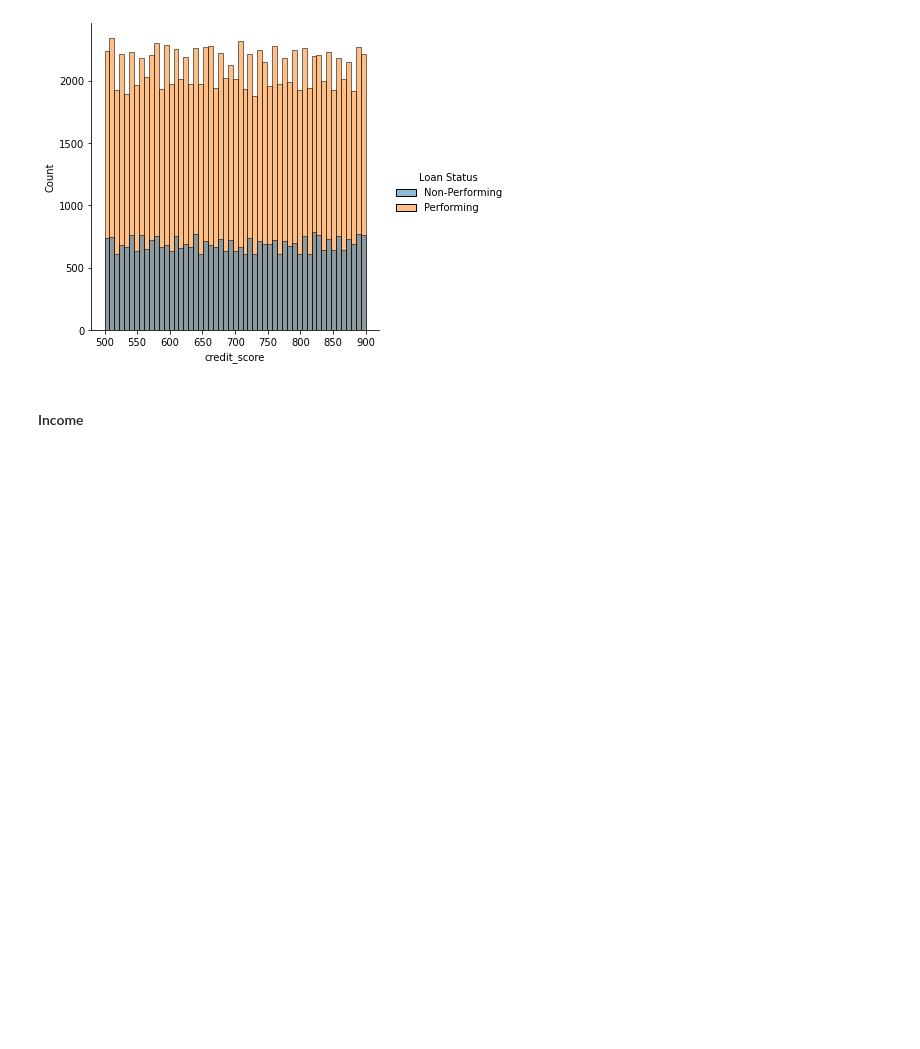
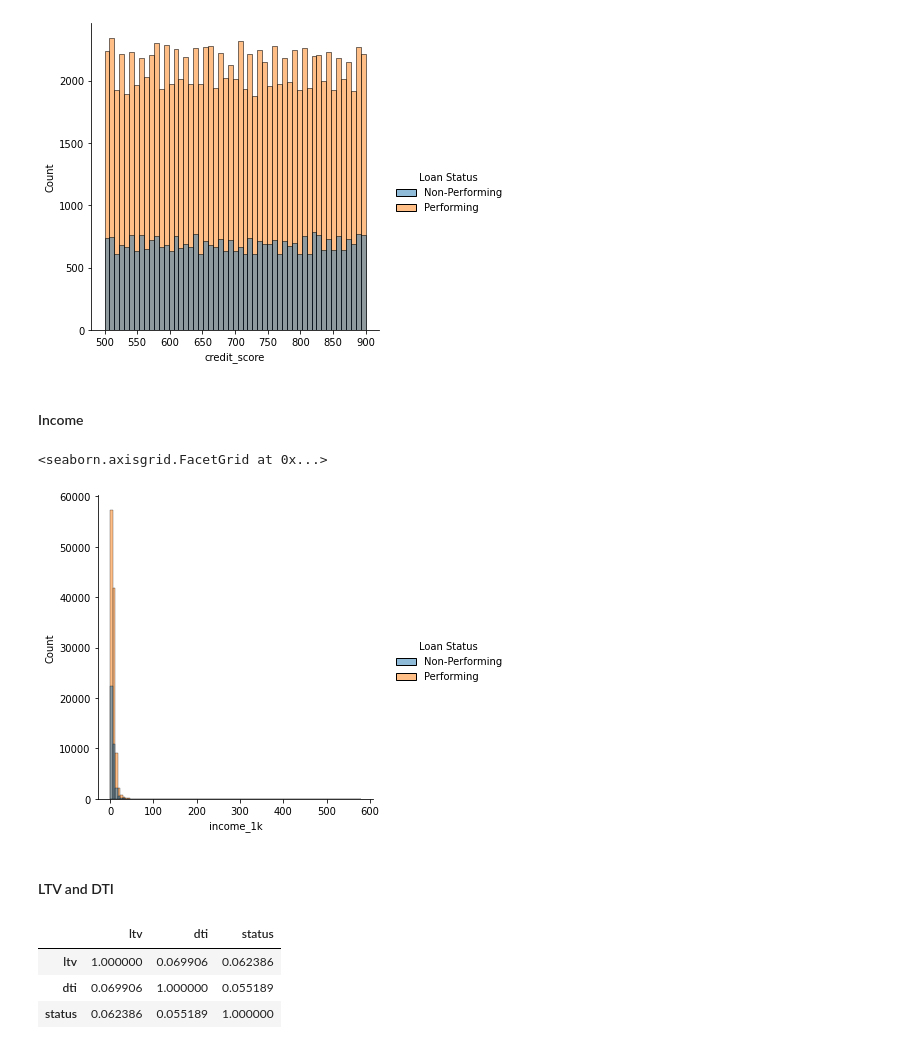
Before and after one commit to bjpayne/mortgage-underwriting-assistant, a Jupyter notebook: report-notebook.ipynb, the cells around one changed output. Cells and saved outputs as stored; diff of their text form; code cells hidden in the pictures; blank space fills up the shorter version.

```diff
--- a/report-notebook.ipynb
+++ b/report-notebook.ipynb
@@ -72,0 +71,9 @@ sns.displot(da)
+# %%
+dataset['income_1k'] = dataset['income'] / 1000
+# %%
+sns.displot(dataset, x='income_1k', hue="Loan Status", bins=100)
+# %% [output]
+<seaborn.axisgrid.FacetGrid at 0x...>
+[figure, added]
+# %% [markdown]
+#### LTV and DTI
@@ -72,0 +82,7 @@ sns.displot(da)
+# %%
+ltv_dti_corr
+# %% [output]
+|  | ltv | dti | status |
+| ltv | 1.000000 | 0.069906 | 0.062386 |
+| dti | 0.069906 | 1.000000 | 0.055189 |
+| status | 0.062386 | 0.055189 | 1.000000 |
```
Also changed, not shown: parts of 6 cells of this notebook, 2 other files.
